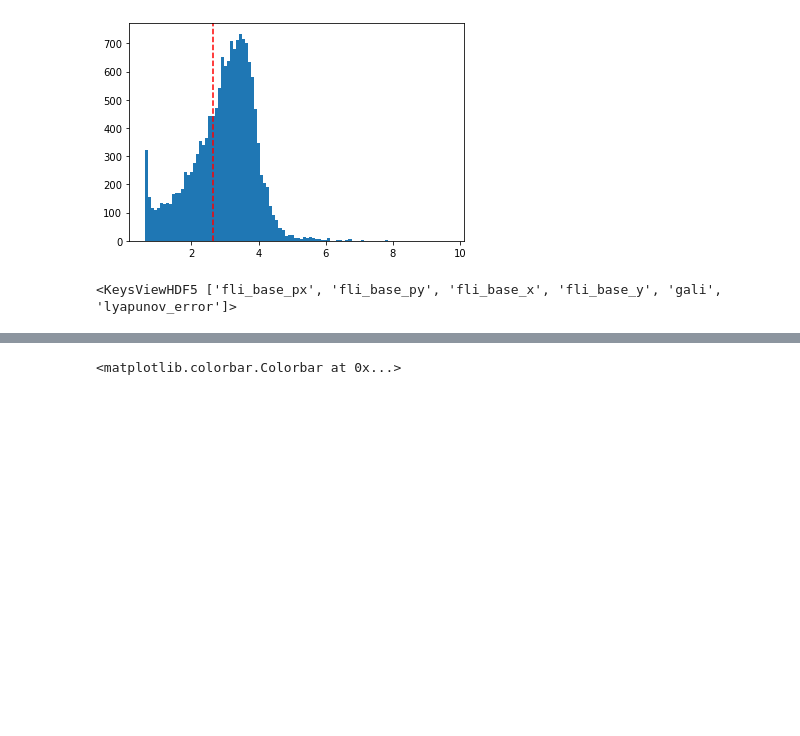
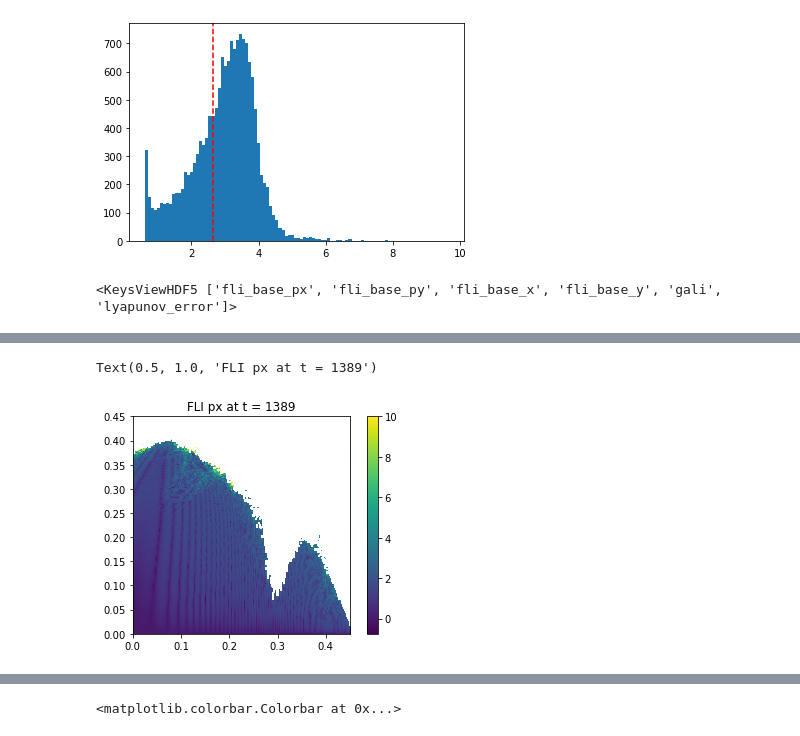
Before and after one commit to carlidel/tangent_map, a Jupyter notebook: 220914_focused_analysis/2_first_atlas.ipynb, the cells around one changed output, grey strips where cells are left out. Cells and saved outputs as stored; diff of their text form; code cells hidden in the pictures; blank space fills up the shorter version.

```diff
--- a/220914_focused_analysis/2_first_atlas.ipynb
+++ b/220914_focused_analysis/2_first_atlas.ipynb
@@ -233,0 +241,7 @@ for t, data in zip(times, gali_data):
+# %%
+plt.imshow(fli_px_data[15].reshape(200, 200), extent=EXTENT, origin="lower", vmax=10)
+plt.colorbar()
+plt.title("FLI px at t = {}".format(times[15]))
+# %% [output]
+Text(0.5, 1.0, 'FLI px at t = 1389')
+[figure, added]
```
Also changed, not shown: parts of 12 cells of this notebook, 8 other files.
